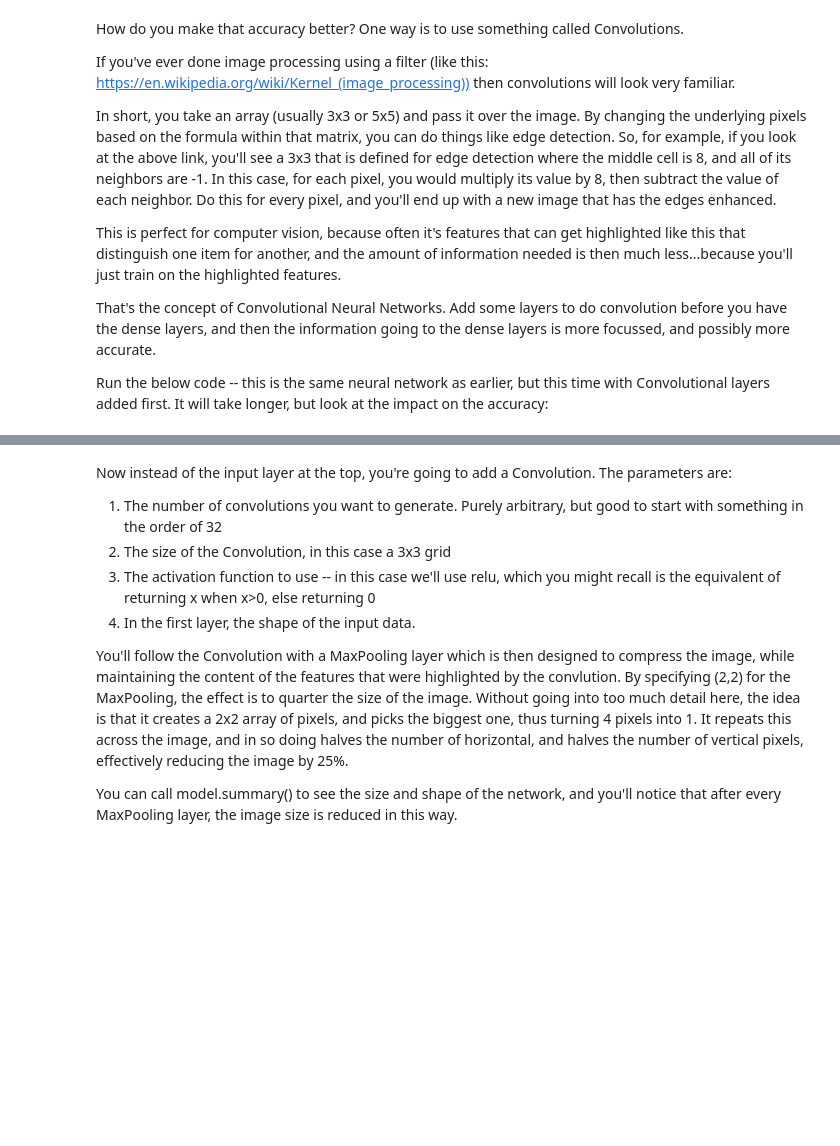
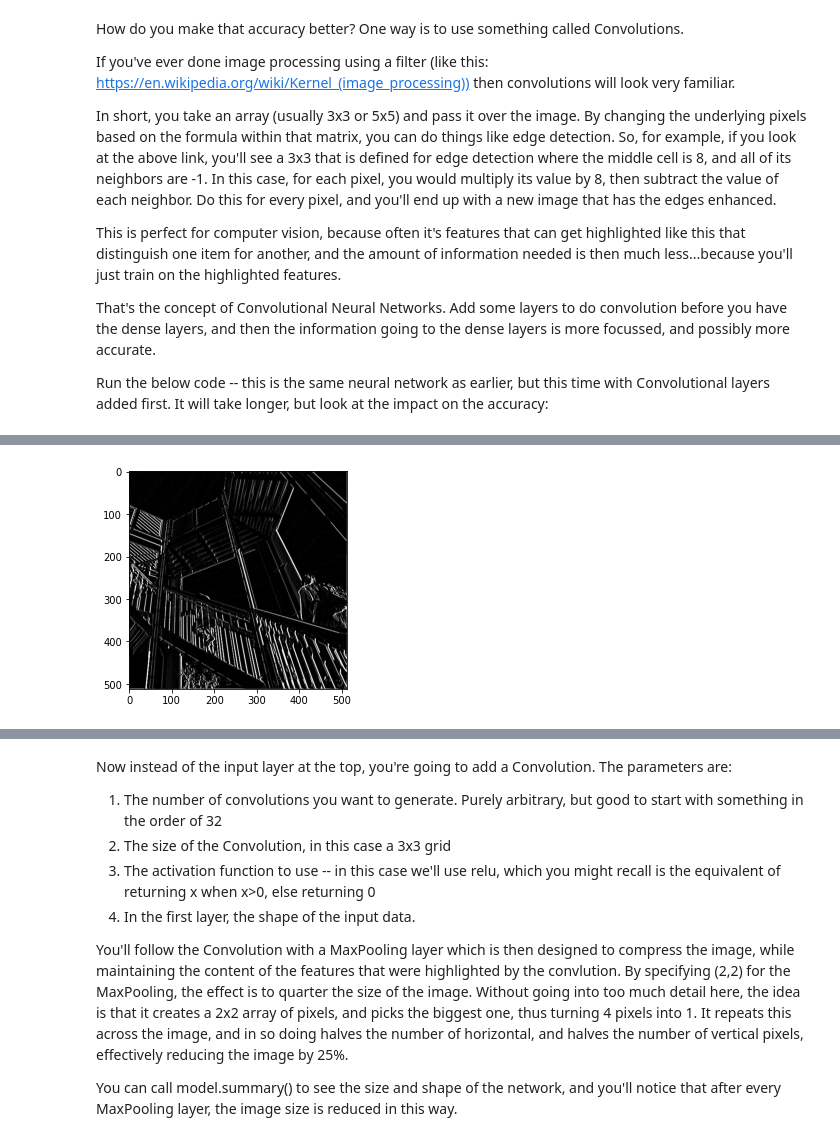
Before and after one commit to KashyapBhat/MyPathTowardsDataScience, a Jupyter notebook: Tensorflow_Studies.ipynb, the cells around one changed output, grey strips where cells are left out. Saved outputs shown, nothing was run; the diff lists cells and outputs as text; code cells hidden in the pictures; blank space fills up the shorter version.

```diff
--- a/Tensorflow_Studies.ipynb
+++ b/Tensorflow_Studies.ipynb
@@ -420,0 +446,4 @@ Run the below code -- this is the same neural network as earlier, but this time
+# %%
+i_transformed = np.copy(i)
+size_x = i_transformed.shape[0]
+size_y = i_transformed.shape[1]
@@ -420,0 +457,6 @@ Run the below code -- this is the same neural network as earlier, but this time
+# %%
+#filter = [ [0, 1, 0], [1, -4, 1], [0, 1, 0]]
+filter = [ [-1, -2, -1], [0, 0, 0], [1, 2, 1]]
+#filter = [ [-1, 0, 1], [-2, 0, 2], [-1, 0, 1]]
+
+weight  = 1
@@ -420,0 +488,8 @@ Run the below code -- this is the same neural network as earlier, but this time
+# %%
+plt.gray()
+plt.grid(False)
+plt.imshow(i_transformed)
+#plt.axis('off')
+plt.show()
+# %% [output]
+[figure, added]
```
Also changed, not shown: parts of 33 cells of this notebook.
